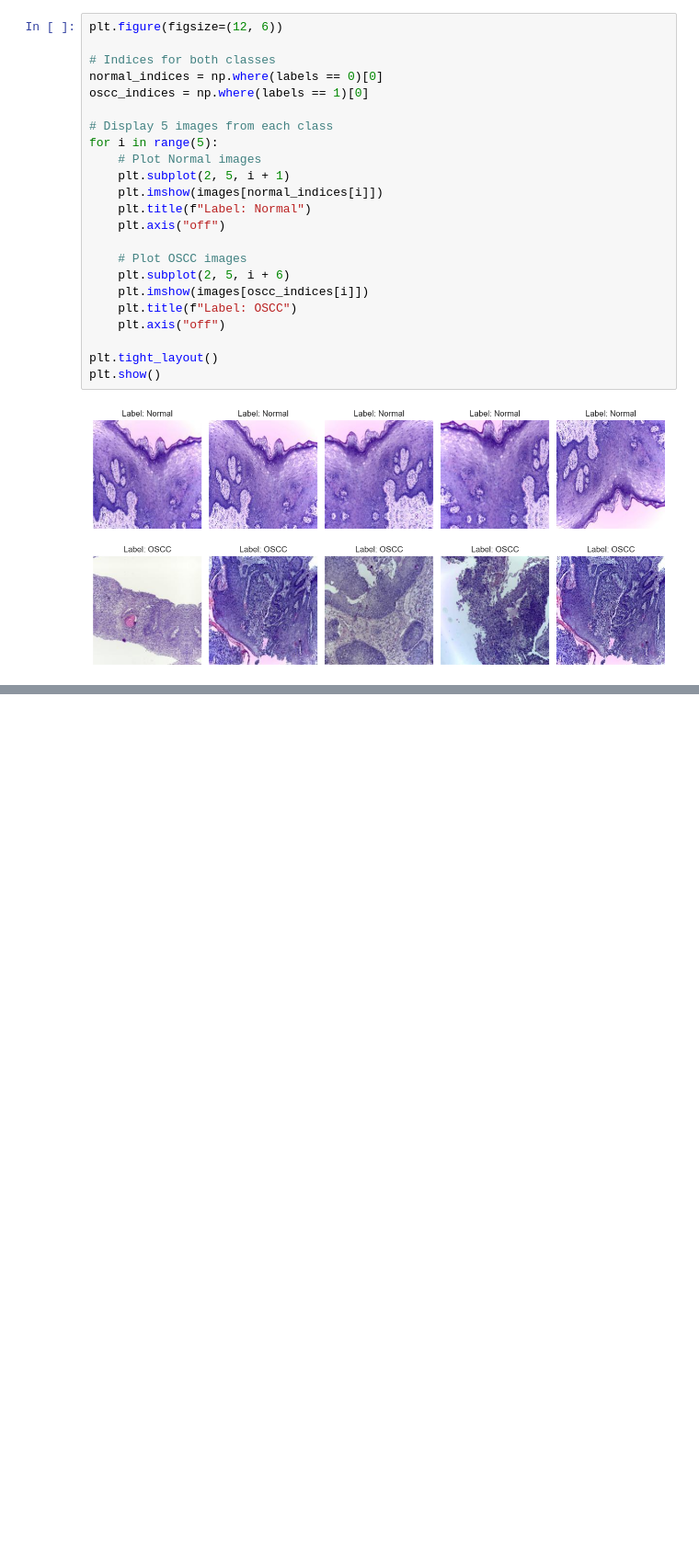
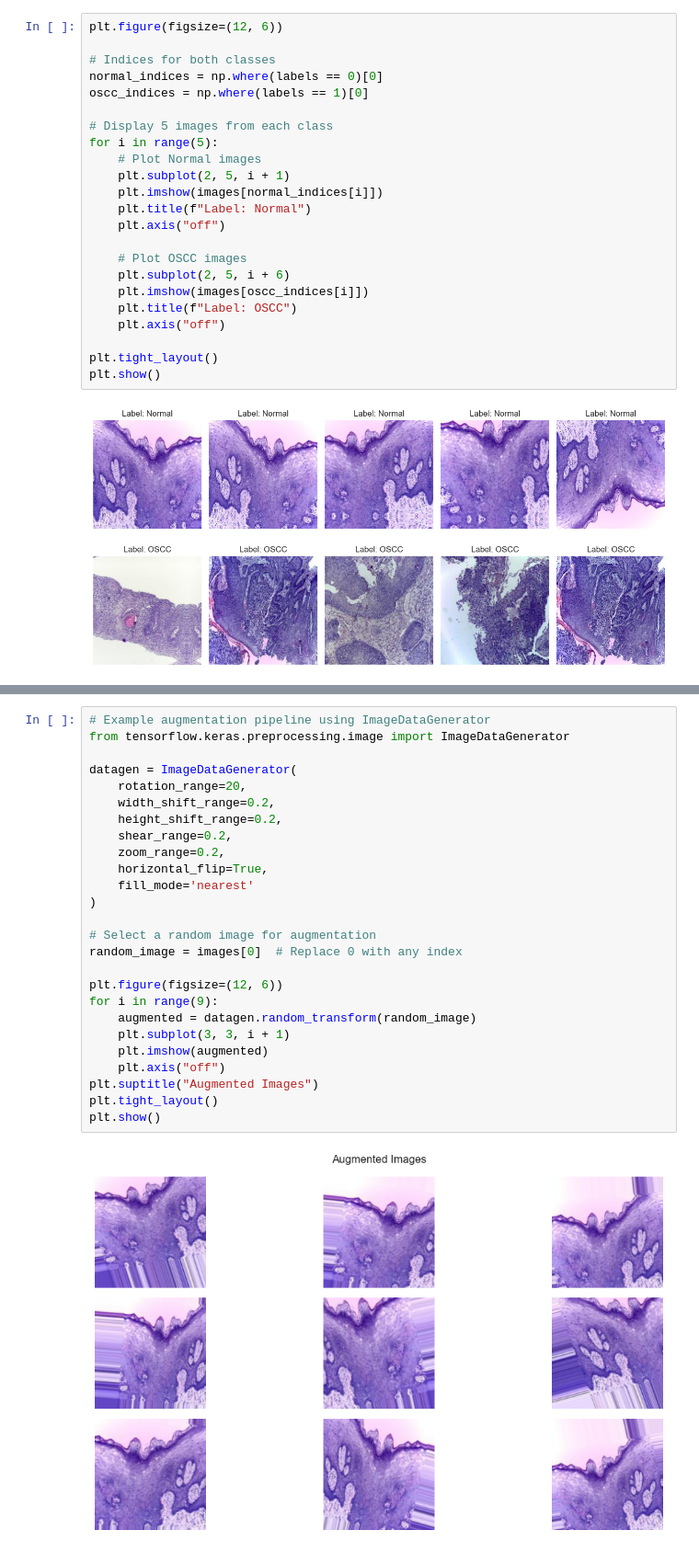
Before and after one commit to yashkk07/Oral-Cancer-Detection, a Jupyter notebook: oralcancer.ipynb, the cells around one changed output, grey strips where cells are left out. Shown at 92% size. Cells and saved outputs as stored; diff of their text form; blank space fills up the shorter version.

```diff
--- a/oralcancer.ipynb
+++ b/oralcancer.ipynb
@@ -112,0 +167,28 @@ plt.show()
+# %%
+# Example augmentation pipeline using ImageDataGenerator
+from tensorflow.keras.preprocessing.image import ImageDataGenerator
+
+datagen = ImageDataGenerator(
+    rotation_range=20,
+    width_shift_range=0.2,
+    height_shift_range=0.2,
+    shear_range=0.2,
+    zoom_range=0.2,
+    horizontal_flip=True,
+    fill_mode='nearest'
+)
+
+# Select a random image for augmentation
+random_image = images[0]  # Replace 0 with any index
+
+plt.figure(figsize=(12, 6))
+for i in range(9):
+    augmented = datagen.random_transform(random_image)
+    plt.subplot(3, 3, i + 1)
+    plt.imshow(augmented)
+    plt.axis("off")
+plt.suptitle("Augmented Images")
+plt.tight_layout()
+plt.show()
+# %% [output]
+[figure, added]
```
Also changed, not shown: parts of 12 cells of this notebook.
